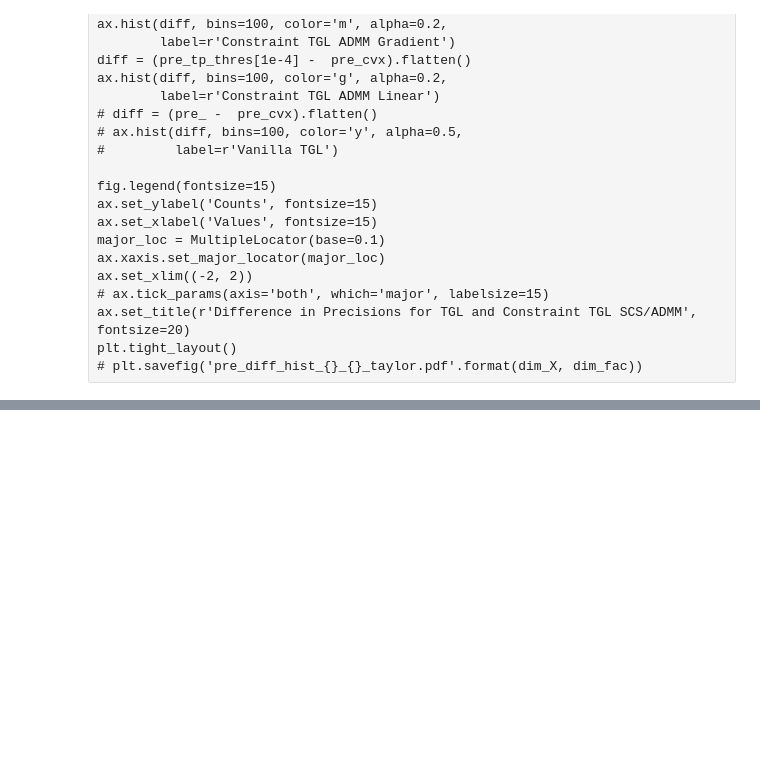
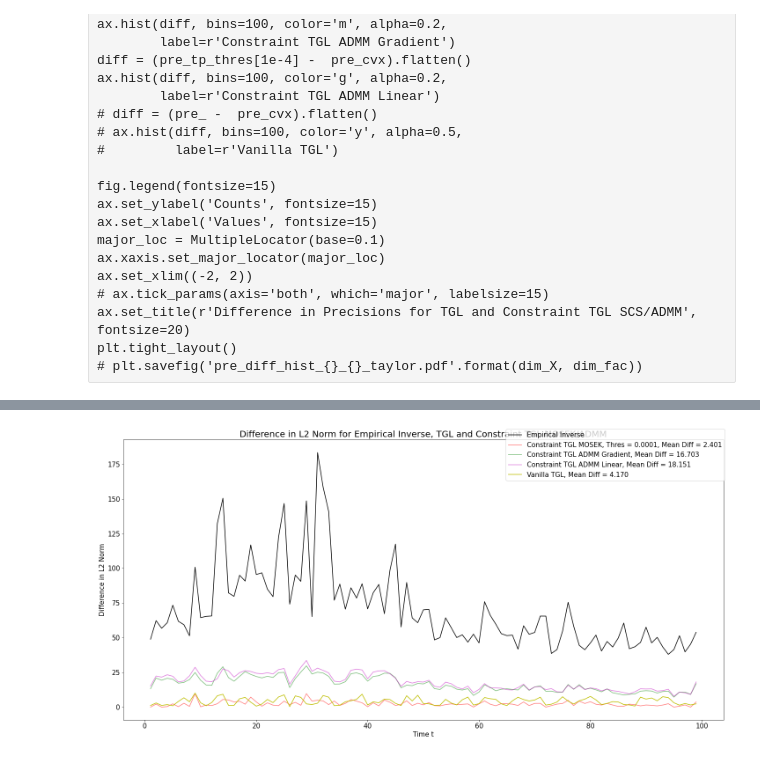
Before and after one commit to atechnicolorskye/post_sum, a Jupyter notebook: regain/equality_constraint_cvxpy_ff5_ip30.ipynb, the cells around one changed output, grey strips where cells are left out. Saved outputs shown, nothing was run; the diff lists cells and outputs as text; code cells hidden in the pictures; blank space fills up the shorter version.

```diff
--- a/regain/equality_constraint_cvxpy_ff5_ip30.ipynb
+++ b/regain/equality_constraint_cvxpy_ff5_ip30.ipynb
@@ -26,7 +26,7 @@ np.random.seed(seed)
 data = pd.read_pickle("/Users/sikai/Downloads/ff5_30_nonsmooth_standard_4000_draws.pkl")
 
 # # Restrict to 100 time points
-X = data[10:13].transpose(2, 1, 0)
+X = data[10:110].transpose(2, 1, 0)
 X_cov = np.einsum('ijkl,jmkl->imkl', np.expand_dims(X, 1), np.expand_dims(X, 0))
 # %% [markdown]
 ### Train
@@ -299,0 +406,40 @@ plt.tight_layout()
+# %%
+fig, ax = plt.subplots(figsize=(20, 10))
+fig.patch.set_facecolor('white')
+colors = "rgb"
+color_index = 0
+
+diff_emp = [np.sum(norm(emp_inv[t] - emp_inv[t-1], axis=1)) for t in range(1, X_cov.shape[-1])]
+ax.plot(range(1, X_cov.shape[-1]), np.array(diff_emp), alpha=1, color='k', label=r'Empirical Inverse')
+# for i in [min_pre_tp]:
+for i in [1e-4]:
+    diff = [np.sum(norm(pre[i][t] - pre[i][t-1], axis=1)) for t in range(1, X_cov.shape[-1])]
+    mean_diff = np.mean(diff)
+    ax.plot(range(1, X_cov.shape[-1]), diff, color='r', alpha=0.5,
+#     ax.plot(range(1, X_cov.shape[-1]), diff, color=colors[color_index], alpha=0.5,
+            label=r'Constraint TGL MOSEK, Thres = {}, Mean Diff = {:.3f}'.format(i, mean_diff))
+    color_index += 1
+# diff_grad = [norm(pre_grad[t] - pre_grad[t-1], axis=1) for t in range(1, X_cov.shape[-1])]
+# ax.plot(range(1, X_cov.shape[-1]), diff_grad, color='m', alpha=0.5,
+#         label=r'Constraint TGL ADMM Gradient, Mean Diff = {:.3f}'.format(np.mean(diff_grad)))
+diff_grad = [np.sum(norm(pre_g_thres[1e-4][t] - pre_g_thres[1e-4][t-1], axis=1)) for t in range(1, X_cov.shape[-1])]
+# diff_grad = [norm(pre_tp[t] - pre_tp[t-1], axis=1) for t in range(1, X_cov.shape[-1])]
+ax.plot(range(1, X_cov.shape[-1]), diff_grad, color='g', alpha=0.5,
+        label=r'Constraint TGL ADMM Gradient, Mean Diff = {:.3f}'.format(np.mean(diff_grad)))
+diff_grad = [np.sum(norm(pre_tp_thres[1e-4][t] - pre_tp_thres[1e-4][t-1], axis=1)) for t in range(1, X_cov.shape[-1])]
+# diff_grad = [norm(pre_tp[t] - pre_tp[t-1], axis=1) for t in range(1, X_cov.shape[-1])]
+ax.plot(range(1, X_cov.shape[-1]), diff_grad, color='m', alpha=0.5,
+        label=r'Constraint TGL ADMM Linear, Mean Diff = {:.3f}'.format(np.mean(diff_grad)))
+diff_fit_ = [np.sum(norm(pre_[t] - pre_[t-1], axis=1)) for t in range(1, X_cov.shape[-1])]
+ax.plot(range(1, X_cov.shape[-1]), np.array(diff_fit_), color='y', alpha=1,
+        label=r'Vanilla TGL, Mean Diff = {:.3f}'.format(np.mean(diff_fit_)))
+
+fig.legend(fontsize=15)
+ax.set_ylabel('Difference in L2 Norm', fontsize=15)
+ax.tick_params(axis='both', which='major', labelsize=15)
+ax.set_xlabel('Time t', fontsize=15)
+ax.set_title(r'Difference in L2 Norm for Empirical Inverse, TGL and Constraint TGL MOSEK/ADMM', fontsize=20)
+plt.tight_layout()
+# plt.savefig('ff5_ip30_40000_diff_fro_max_2_mult_3_div_5.pdf')
+# %% [output]
+[figure, added]
```
Also changed, not shown: parts of 14 cells of this notebook, 5 other files.
